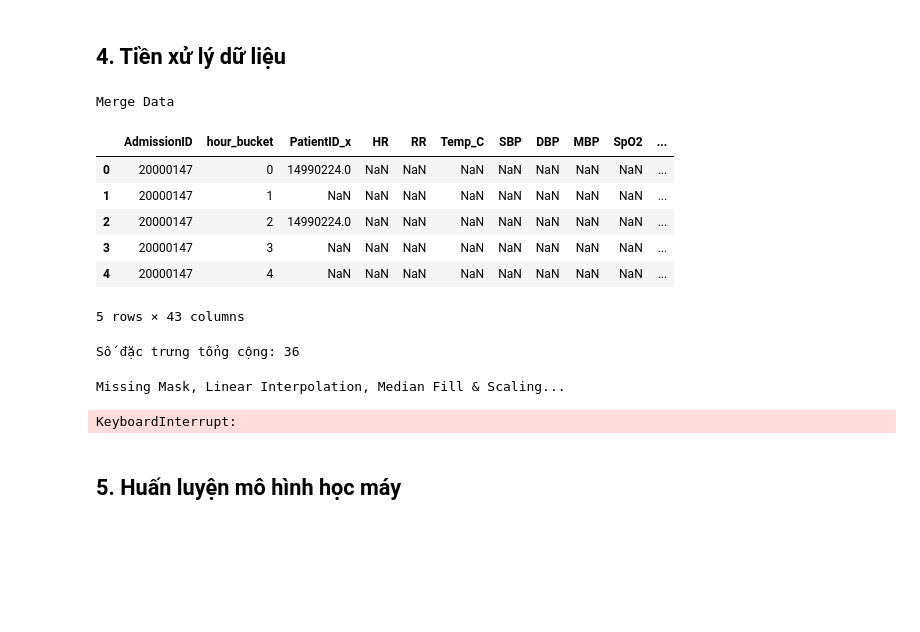
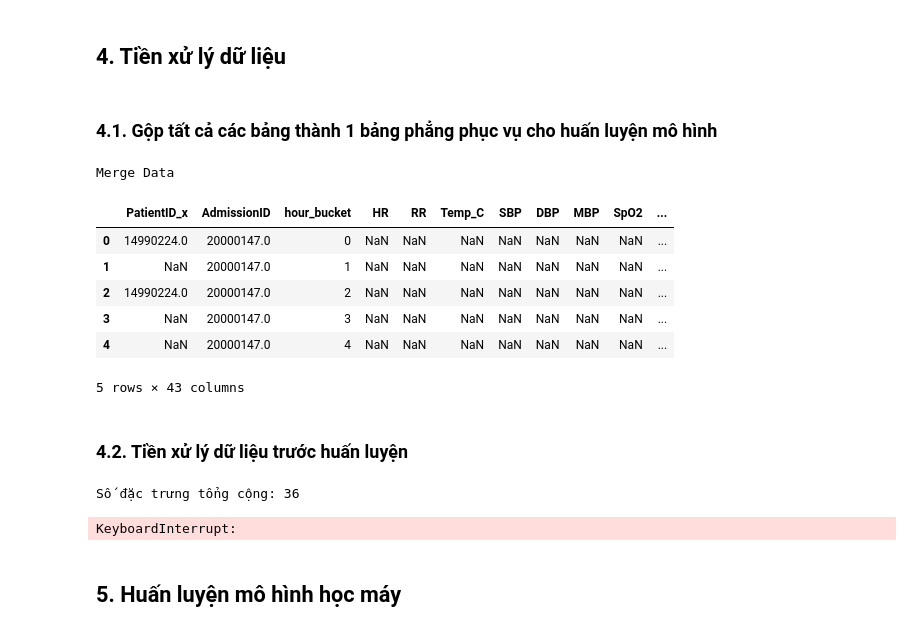
Before and after one commit to TienNguyen0712/hybrid-llm-tabular-pipeline-for-icu-mortality-prediction, a Jupyter notebook: notebooks/predict_mortality_using_mimic_iv_baseline_1.ipynb, the cells around one changed output. Drawn from its saved outputs; the diff is of its cells as text; code cells hidden in the pictures; blank space fills up the shorter version.

```diff
--- a/notebooks/predict_mortality_using_mimic_iv_baseline_1.ipynb
+++ b/notebooks/predict_mortality_using_mimic_iv_baseline_1.ipynb
@@ -1075,6 +1075,8 @@ Xử lý Can thiệp (Urine + CRRT + Ventilation) theo chunk (chunksize=1000000)
 Done!
 # %% [markdown]
 ## **4. Tiền xử lý dữ liệu**
+# %% [markdown]
+### **4.1. Gộp tất cả các bảng thành 1 bảng phẳng phục vụ cho huấn luyện mô hình**
 # %%
 print("Merge Data")
 
@@ -1094,15 +1091,17 @@ df = full_grid.merge(merged, on=["AdmissionID", "hour_bucket"], how="left").sort
 # %% [output]
 Merge Data
 # %%
-df.head()
+merged.head()
 # %% [output]
-|  | AdmissionID | hour_bucket | PatientID_x | HR | RR | Temp_C | SBP | DBP | MBP | SpO2 | ... |
-| 0 | 20000147 | 0 | 14990224.0 | NaN | NaN | NaN | NaN | NaN | NaN | NaN | ... |
-| 1 | 20000147 | 1 | NaN | NaN | NaN | NaN | NaN | NaN | NaN | NaN | ... |
-| 2 | 20000147 | 2 | 14990224.0 | NaN | NaN | NaN | NaN | NaN | NaN | NaN | ... |
-| 3 | 20000147 | 3 | NaN | NaN | NaN | NaN | NaN | NaN | NaN | NaN | ... |
-| 4 | 20000147 | 4 | NaN | NaN | NaN | NaN | NaN | NaN | NaN | NaN | ... |
+|  | PatientID_x | AdmissionID | hour_bucket | HR | RR | Temp_C | SBP | DBP | MBP | SpO2 | ... |
+| 0 | 14990224.0 | 20000147.0 | 0 | NaN | NaN | NaN | NaN | NaN | NaN | NaN | ... |
+| 1 | NaN | 20000147.0 | 1 | NaN | NaN | NaN | NaN | NaN | NaN | NaN | ... |
+| 2 | 14990224.0 | 20000147.0 | 2 | NaN | NaN | NaN | NaN | NaN | NaN | NaN | ... |
+| 3 | NaN | 20000147.0 | 3 | NaN | NaN | NaN | NaN | NaN | NaN | NaN | ... |
+| 4 | NaN | 20000147.0 | 4 | NaN | NaN | NaN | NaN | NaN | NaN | NaN | ... |
 5 rows × 43 columns
+# %% [markdown]
+### **4.2. Tiền xử lý dữ liệu trước huấn luyện**
 # %%
 from sklearn.preprocessing import StandardScaler
 # %%
@@ -1111,19 +1110,22 @@ print(f"Số đặc trưng tổng cộng: {len(ALL_FEATURES)}")
 # %% [output]
 Số đặc trưng tổng cộng: 36
 # %%
-print("Missing Mask, Linear Interpolation, Median Fill & Scaling...")
+df = merged.copy()
 
 feat_cols = ALL_FEATURES
-mask_cols = [f"{col}_mask" for col in feat_cols]
+mask_cols = [f"{col}_mask" for coi in feat_cols]
 
 # 1. Missing Mask
 for col in feat_cols:
     df[f"{col}_mask"] = (~df[col].isna()).astype(np.float32)
-
 # 2. Linear Interpolation per-patient
 for col in feat_cols:
     df[col] = df.groupby("AdmissionID")[col].transform(lambda s: s.interpolate(method="linear", limit_direction="both"))
     df[col] = df.groupby("AdmissionID")[col].transform(lambda s: s.ffill().bfill())
+
+train_adm = set(X_train["AdmissionID"])
+val_adm   = set(X_val["AdmissionID"])
+test_adm  = set(X_test["AdmissionID"])
 
 train_mask = df["AdmissionID"].isin(train_adm)
 val_mask   = df["AdmissionID"].isin(val_adm)
@@ -1141,7 +1143,6 @@ df.loc[train_mask, feat_cols] = scaler.fit_transform(df.loc[train_mask, feat_col
 df.loc[val_mask,   feat_cols] = scaler.transform(df.loc[val_mask,   feat_cols])
 df.loc[test_mask,  feat_cols] = scaler.transform(df.loc[test_mask,  feat_cols])
 # %% [output]
-Missing Mask, Linear Interpolation, Median Fill & Scaling...
+KeyboardInterrupt:
-KeyboardInterrupt:
 # %% [markdown]
 ## **5. Huấn luyện mô hình học máy**
```
Also changed, not shown: parts of 3 cells of this notebook.
